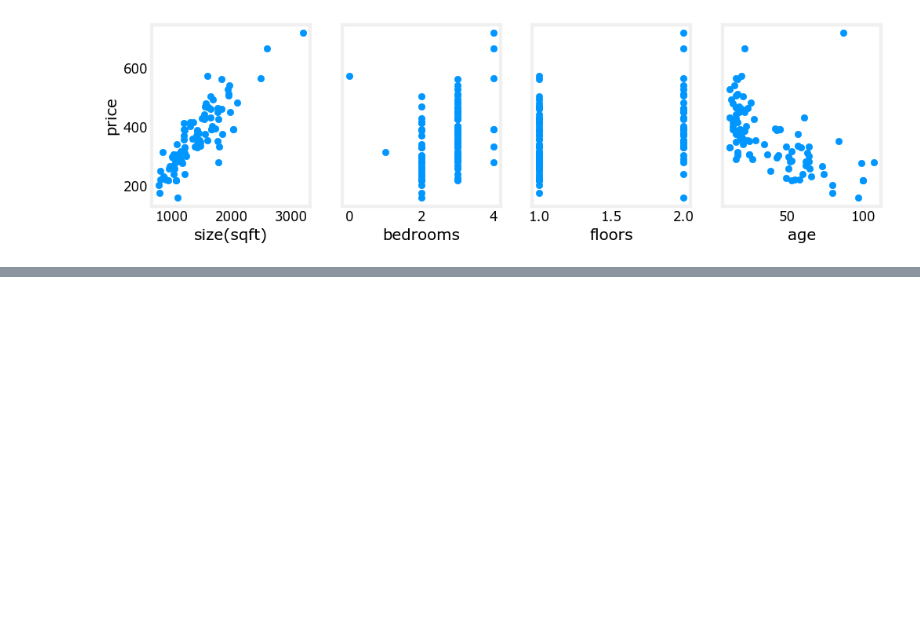
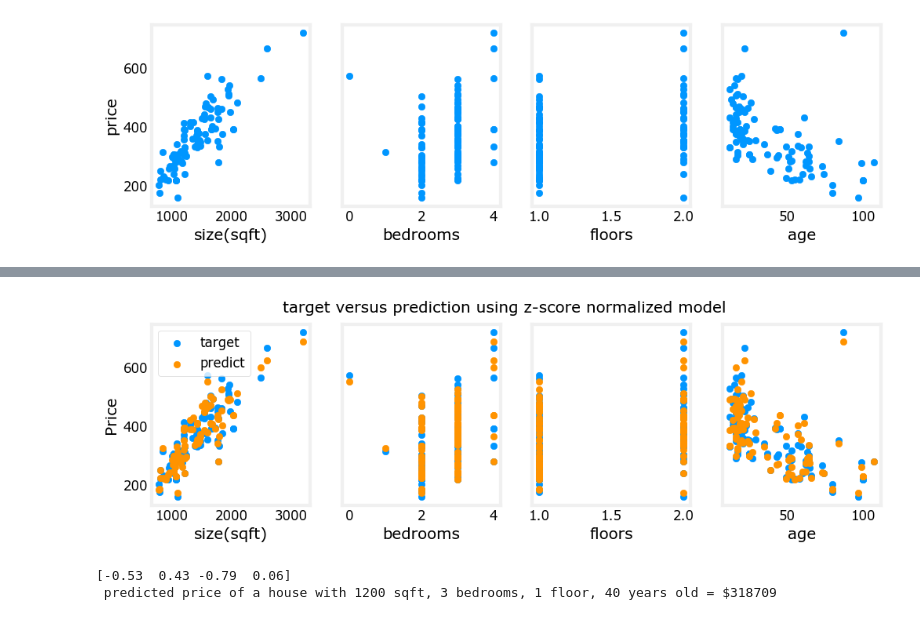
Before and after one commit to AmrAbouElRous/My-ML-Projects, a Jupyter notebook: week2/b3.ipynb, the cells around one changed output, grey strips where cells are left out. Cells and saved outputs as stored; diff of their text form; code cells hidden in the pictures; blank space fills up the shorter version.

```diff
--- a/week2/b3.ipynb
+++ b/week2/b3.ipynb
@@ -125,0 +161,11 @@ No convergence <br><br>
+# %%
+def z_score_normalization(X):
+    mu = np.mean(X,axis=0)   # axis = 0 then work for all columns
+    sigma = np.std(X,axis=0)
+    X_norm = (X-mu)/sigma
+    return mu,sigma,X_norm
+
+   # now lets normalizae our original data
+X_mu,X_sigma,X_norm = z_score_normalization(X_train)
+
+w_norm,b_norm,hist_norm = gradient_descent(X_norm,y_train,(np.zeros(4)),0,alpha=1e-1,iteration=1000)
@@ -125,0 +183,28 @@ No convergence <br><br>
+# %%
+#predict target using normalized features
+m = X_norm.shape[0]
+yp = np.zeros(m)
+for i in range(m):
+    yp[i] = np.dot(X_norm[i], w_norm) + b_norm
+
+    # plot predictions and targets versus original features
+fig,ax=plt.subplots(1,4,figsize=(12, 3),sharey=True)
+for i in range(len(ax)):
+    ax[i].scatter(X_train[:,i],y_train, label = 'target')
+    ax[i].set_xlabel(X_features[i])
+    ax[i].scatter(X_train[:,i],yp,color=dlc["dlorange"], label = 'predict')
+ax[0].set_ylabel("Price"); ax[0].legend()
+fig.suptitle("target versus prediction using z-score normalized model")
+plt.show()
+# %% [output]
+[figure, added]
+# %%
+# First, normalize out example.
+x_house = np.array([1200, 3, 1, 40])
+x_house_norm = (x_house - X_mu) / X_sigma
+print(x_house_norm)
+x_house_predict = np.dot(x_house_norm, w_norm) + b_norm
+print(f" predicted price of a house with 1200 sqft, 3 bedrooms, 1 floor, 40 years old = ${x_house_predict*1000:0.0f}")
+# %% [output]
+[-0.53  0.43 -0.79  0.06]
+ predicted price of a house with 1200 sqft, 3 bedrooms, 1 floor, 40 years old = $318709
```
Also changed, not shown: parts of 8 cells of this notebook, 4 other files.
